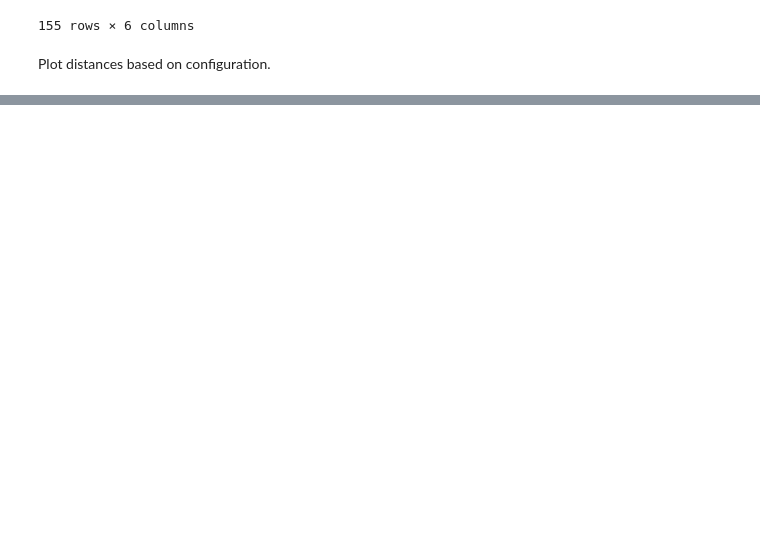
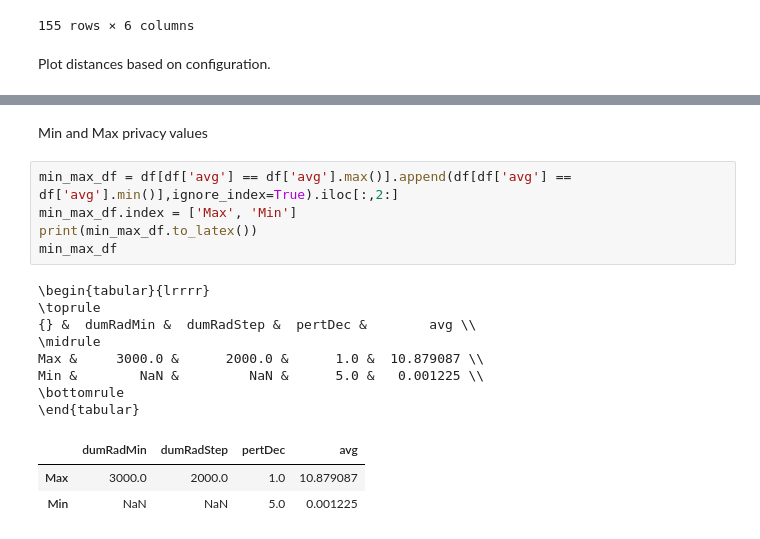
Before and after one commit to burububbu/context-aware-analysis, a Jupyter notebook: privacy qos analysis/privacy.ipynb, the cells around one changed output, grey strips where cells are left out. Cells and saved outputs as stored; diff of their text form; blank space fills up the shorter version.

```diff
--- a/privacy qos analysis/privacy.ipynb
+++ b/privacy qos analysis/privacy.ipynb
@@ -150,0 +188,19 @@ df[(df['gpsPerturbated'] == True) & (df['dummyLocation'] == True)][['dumRadMin',
+# %% [markdown]
+Min and Max privacy values
+# %%
+min_max_df = df[df['avg'] == df['avg'].max()].append(df[df['avg'] == df['avg'].min()],ignore_index=True).iloc[:,2:]
+min_max_df.index = ['Max', 'Min']
+print(min_max_df.to_latex())
+min_max_df
+# %% [output]
+\begin{tabular}{lrrrr}
+\toprule
+{} &  dumRadMin &  dumRadStep &  pertDec &        avg \\
+\midrule
+Max &     3000.0 &      2000.0 &      1.0 &  10.879087 \\
+Min &        NaN &         NaN &      5.0 &   0.001225 \\
+\bottomrule
+\end{tabular}
+|  | dumRadMin | dumRadStep | pertDec | avg |
+| Max | 3000.0 | 2000.0 | 1.0 | 10.879087 |
+| Min | NaN | NaN | 5.0 | 0.001225 |
```
Also changed, not shown: parts of 2 cells of this notebook, 1 other file.
